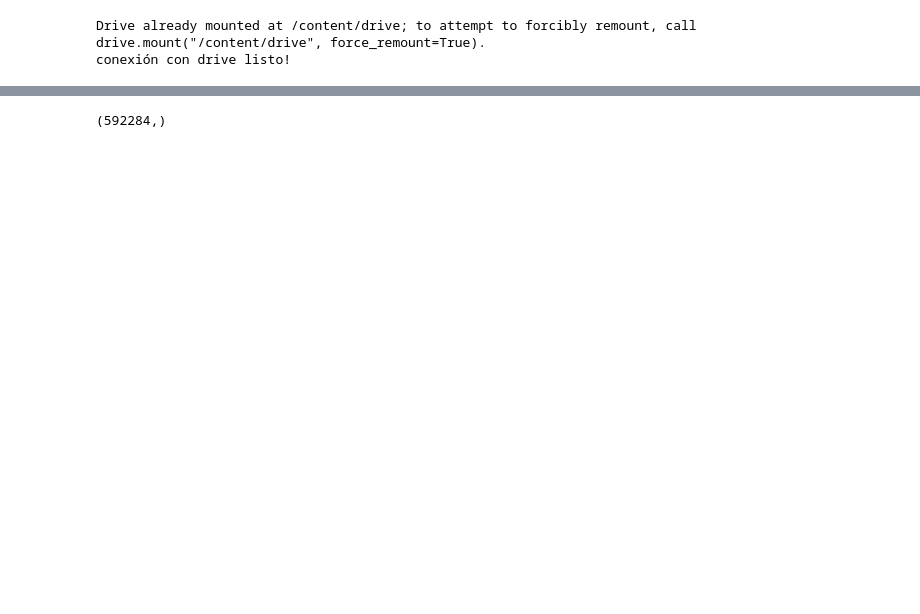
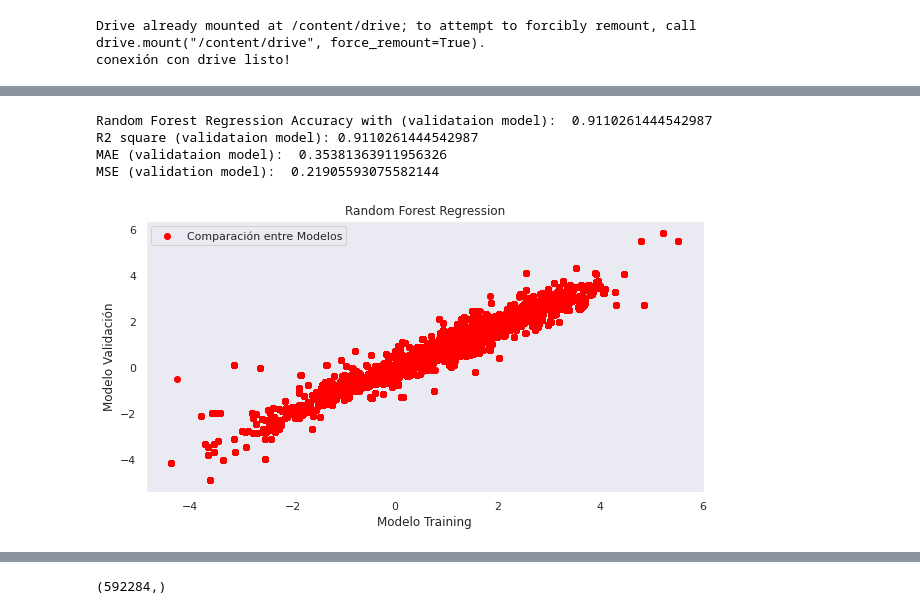
Before and after one commit to descandon88/Analisis-de-Redes, a Jupyter notebook: analisis_predictivo_nb.ipynb, the cells around one changed output, grey strips where cells are left out. Saved outputs shown, nothing was run; the diff lists cells and outputs as text; code cells hidden in the pictures; blank space fills up the shorter version.

```diff
--- a/analisis_predictivo_nb.ipynb
+++ b/analisis_predictivo_nb.ipynb
@@ -128,0 +121,14 @@ y val shape: (592284,)
+# %%
+df_y=df2.loc[(df2['year']>1999)&(df2['year']<=2019)]
+Y =  df_y.iloc[:,[5]]
+#Y =  df_y.loc[:,['pci']].values
+df_y17=df2.loc[(df2['year']>1999)&(df2['year']<=2017)]
+Y17 =  df_y17.iloc[:,[5]]
+df_y18=df2.loc[(df2['year']==2018)]
+Y18 =  df_y18.iloc[:,[5]]
+df_y19=df2.loc[(df2['year']==2019)]
+Y19 =  df_y19.iloc[:,[5]]
+Y.tail()
+#df_y.tail()
+#0.843696 - 1.857670 - 0843696
+Y17.tail()
@@ -153,7 +271,33 @@ MSE:  0.041202448502777836
+# %%
+from sklearn.metrics import mean_absolute_error
+y_pred_val=regressor_val.predict(X_test)
+# Printing the metrics
+maev=metrics.mean_absolute_error(y_test, y_pred_val)
+msev=metrics.mean_squared_error(y_test, y_pred_val)
+print('Random Forest Regression Accuracy with (validataion model): ', regressor_val.score(X_test,y_test))
+print('R2 square (validataion model):',metrics.r2_score(y_test, y_pred_val))
+print('MAE (validataion model): ', maev)
+print('MSE (validation model): ', msev)
+# %% [output]
+Random Forest Regression Accuracy with (validataion model):  0.9110261444542987
+R2 square (validataion model): 0.9110261444542987
+MAE (validataion model):  0.35381363911956326
+MSE (validation model):  0.21905593075582144
 # %%
 pci_pred_2019 = pd.DataFrame(y_pred,columns=["pci_pred_2019"])
 pci_pred_2019.head()
 pci_current_2019=pd.DataFrame(Y_test,columns=["pci_current_2019"])
 pci_current_2019.head()
+# %%
+plt.figure(figsize=(10,5))
+plt.scatter(y_pred, y_pred_val, color= "red", label ="Comparación entre Modelos")
+plt.legend()
+plt.grid()
+plt.title("Random Forest Regression")
+plt.xlabel("Modelo Training")
+plt.ylabel("Modelo Validación")
+plt.show()
+# %% [output]
+[figure, added]
 # %%
 plt.figure(figsize=(10,5))
```
Also changed, not shown: parts of 33 cells of this notebook.
